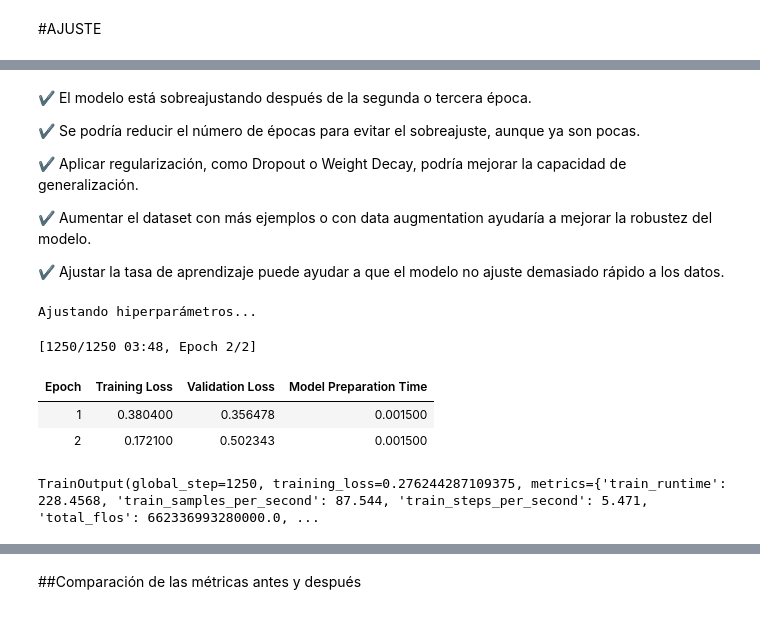
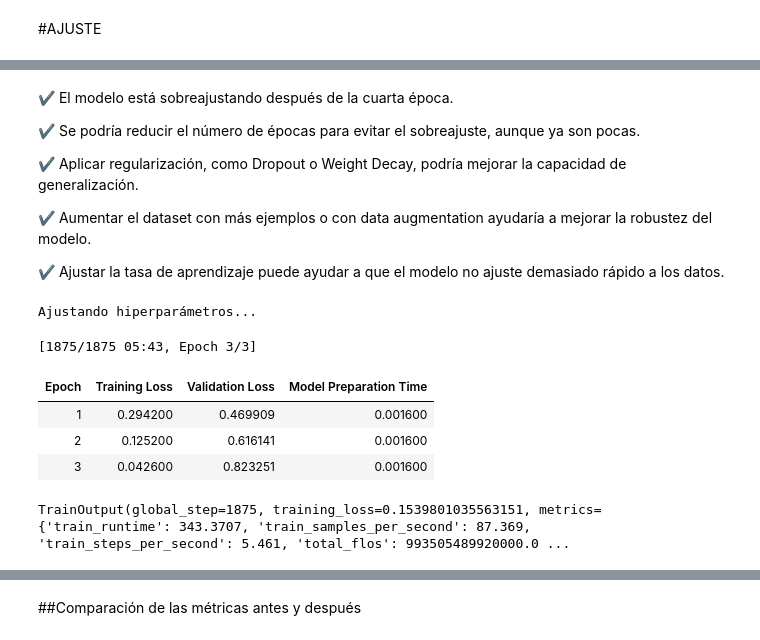
Before and after one commit to cbadenes/curso-pln, a Jupyter notebook: notebooks/proyecto_apoyo/04_Evaluación.ipynb, the cells around one changed output, grey strips where cells are left out. Cells and saved outputs as stored; diff of their text form; code cells hidden in the pictures.

```diff
--- a/notebooks/proyecto_apoyo/04_Evaluación.ipynb
+++ b/notebooks/proyecto_apoyo/04_Evaluación.ipynb
@@ -828,5 +811,5 @@ weighted avg       0.81      0.80      0.80       500
 # %% [markdown]
-✔ El modelo está sobreajustando después de la segunda o tercera época.
+✔ El modelo está sobreajustando después de la cuarta época.
 
 ✔ Se podría reducir el número de épocas para evitar el sobreajuste, aunque ya son pocas.
 
@@ -838,18 +821,19 @@ weighted avg       0.81      0.80      0.80       500
 # %%
 # Ajuste de hiperparámetros
 print("Ajustando hiperparámetros...")
 training_args.learning_rate = 1e-5  # Reducir tasa de aprendizaje
 training_args.weight_decay = 0.2  # Aumentar regularización
-training_args.num_train_epochs = 2  # Reducir número de épocas
+training_args.num_train_epochs = 3  # Reducir número de épocas
 trainer.train_dataset = dataset["train"].shuffle().select(range(10000)) #Aumento nº datos
 trainer.train()
 # %% [output]
 Ajustando hiperparámetros...
-[1250/1250 03:48, Epoch 2/2]
+[1875/1875 05:43, Epoch 3/3]
 | Epoch | Training Loss | Validation Loss | Model Preparation Time |
-| 1 | 0.380400 | 0.356478 | 0.001500 |
-| 2 | 0.172100 | 0.502343 | 0.001500 |
+| 1 | 0.294200 | 0.469909 | 0.001600 |
+| 2 | 0.125200 | 0.616141 | 0.001600 |
+| 3 | 0.042600 | 0.823251 | 0.001600 |
-TrainOutput(global_step=1250, training_loss=0.276244287109375, metrics={'train_runtime': 228.4568, 'train_samples_per_second': 87.544, 'train_steps_per_second': 5.471, 'total_flos': 662336993280000.0, ...
+TrainOutput(global_step=1875, training_loss=0.1539801035563151, metrics={'train_runtime': 343.3707, 'train_samples_per_second': 87.369, 'train_steps_per_second': 5.461, 'total_flos': 993505489920000.0 ...
 # %%
 # Evaluación después del ajuste
 eval_result_after = trainer.evaluate()
```
Also changed, not shown: parts of 10 cells of this notebook.
